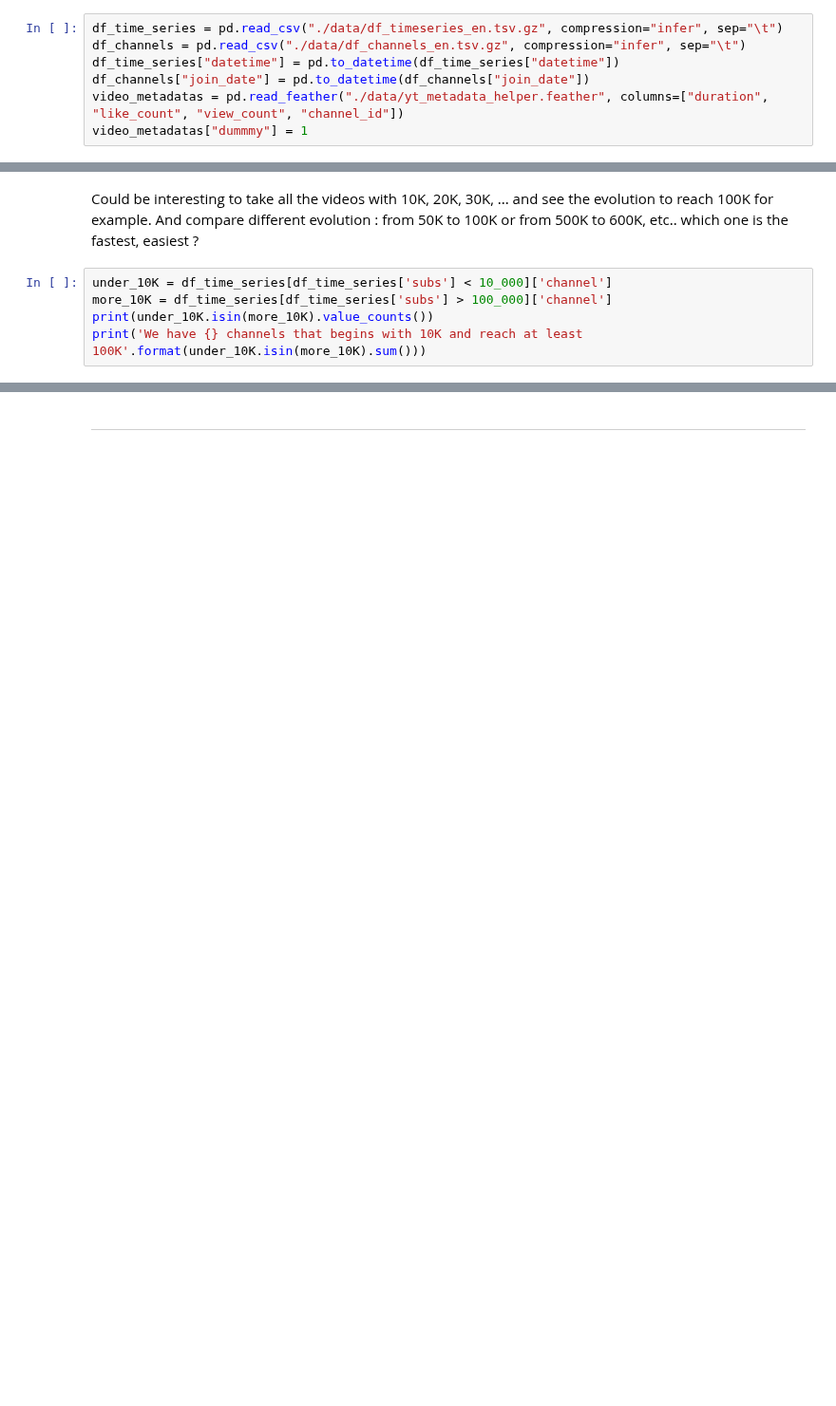
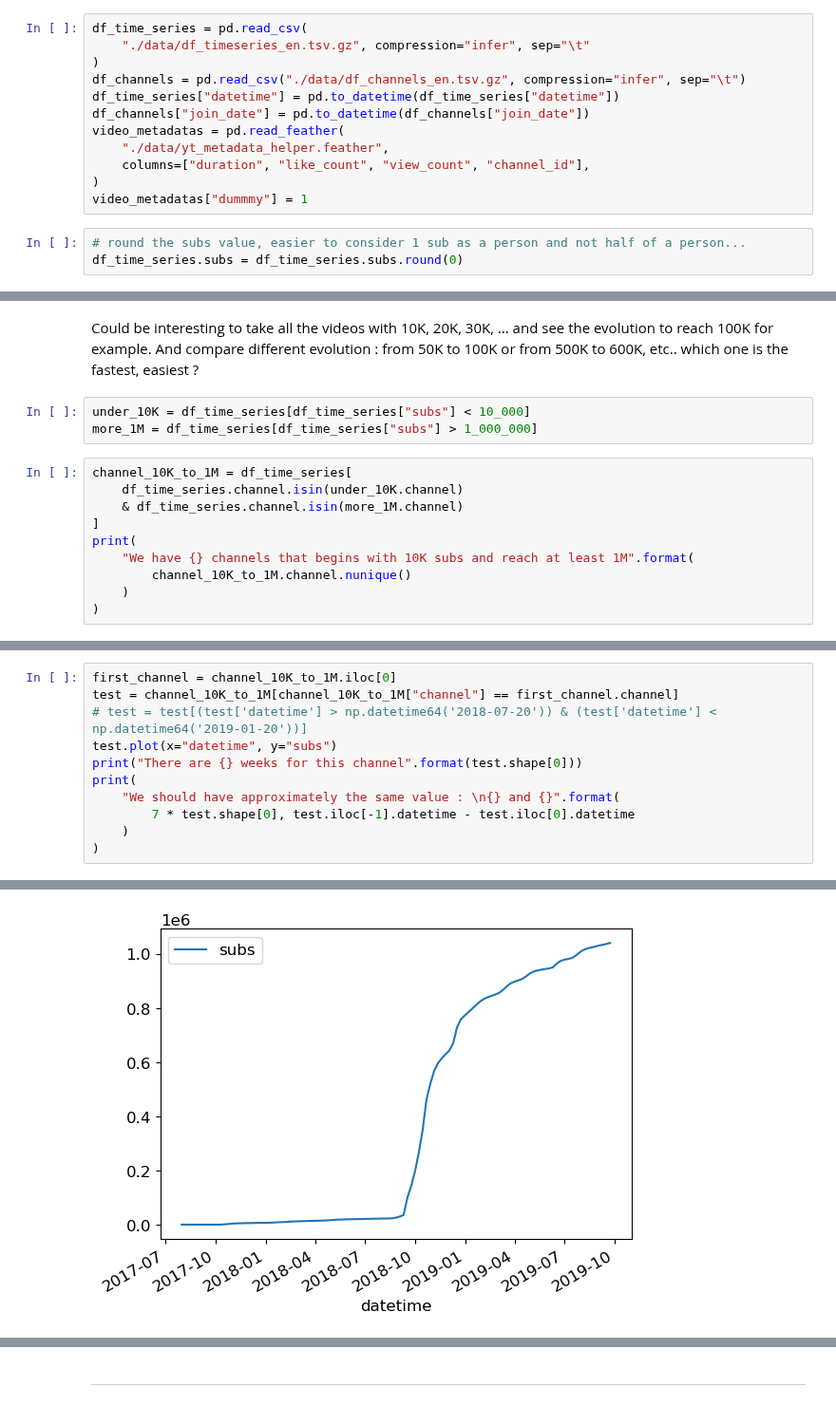
Before and after one commit to epfl-ada/ada-2022-project-adaptation, a Jupyter notebook: impl.ipynb, the cells around one changed output, grey strips where cells are left out. Shown at 95% size. Cells and saved outputs as stored; diff of their text form; blank space fills up the shorter version.

Commit message:
time to reach 1M

```diff
--- a/impl.ipynb
+++ b/impl.ipynb
@@ -25,10 +27,18 @@ warnings.filterwarnings('ignore')
 # %%
-df_time_series = pd.read_csv("./data/df_timeseries_en.tsv.gz", compression="infer", sep="\t")
+df_time_series = pd.read_csv(
+    "./data/df_timeseries_en.tsv.gz", compression="infer", sep="\t"
+)
 df_channels = pd.read_csv("./data/df_channels_en.tsv.gz", compression="infer", sep="\t")
 df_time_series["datetime"] = pd.to_datetime(df_time_series["datetime"])
 df_channels["join_date"] = pd.to_datetime(df_channels["join_date"])
-video_metadatas = pd.read_feather("./data/yt_metadata_helper.feather", columns=["duration", "like_count", "view_count", "channel_id"])
+video_metadatas = pd.read_feather(
+    "./data/yt_metadata_helper.feather",
+    columns=["duration", "like_count", "view_count", "channel_id"],
+)
 video_metadatas["dummmy"] = 1
+# %%
+# round the subs value, easier to consider 1 sub as a person and not half of a person...
+df_time_series.subs = df_time_series.subs.round(0)
 # %% [markdown]
 # Check length of videos
 # %% [markdown]
@@ -47,8 +59,16 @@ print(type(bucket_durations))
 # %% [markdown]
 Could be interesting to take all the videos with 10K, 20K, 30K, ... and see the evolution to reach 100K for example. And compare different evolution : from 50K to 100K or from 500K to 600K, etc.. which one is the fastest, easiest ?
+# %%
+under_10K = df_time_series[df_time_series["subs"] < 10_000]
+more_1M = df_time_series[df_time_series["subs"] > 1_000_000]
 # %%
-under_10K = df_time_series[df_time_series['subs'] < 10_000]['channel']
-more_10K = df_time_series[df_time_series['subs'] > 100_000]['channel']
-print(under_10K.isin(more_10K).value_counts())
-print('We have {} channels that begins with 10K and reach at least 100K'.format(under_10K.isin(more_10K).sum()))
+channel_10K_to_1M = df_time_series[
+    df_time_series.channel.isin(under_10K.channel)
+    & df_time_series.channel.isin(more_1M.channel)
+]
+print(
+    "We have {} channels that begins with 10K subs and reach at least 1M".format(
+        channel_10K_to_1M.channel.nunique()
+    )
+)
 # %% [output]
@@ -60,0 +76,12 @@ Good new, we have a lot of data to analyze!
+# %%
+first_channel = channel_10K_to_1M.iloc[0]
+test = channel_10K_to_1M[channel_10K_to_1M["channel"] == first_channel.channel]
+# test = test[(test['datetime'] > np.datetime64('2018-07-20')) & (test['datetime'] < np.datetime64('2019-01-20'))]
+test.plot(x="datetime", y="subs")
+print("There are {} weeks for this channel".format(test.shape[0]))
+print(
+    "We should have approximately the same value : \n{} and {}".format(
+        7 * test.shape[0], test.iloc[-1].datetime - test.iloc[0].datetime
+    )
+)
+# %% [output]
@@ -60,0 +91 @@ Good new, we have a lot of data to analyze!
+[figure, added]
```
Also changed, not shown: parts of 21 cells of this notebook, 1 other file.
